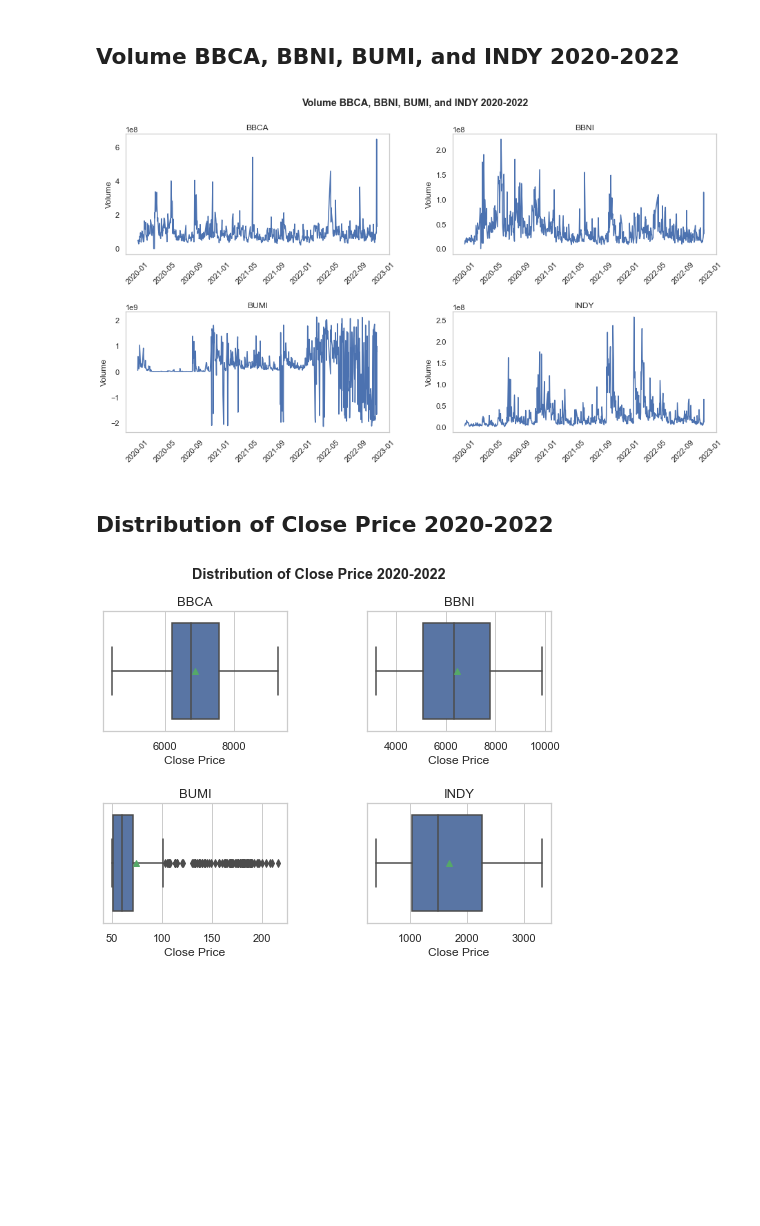
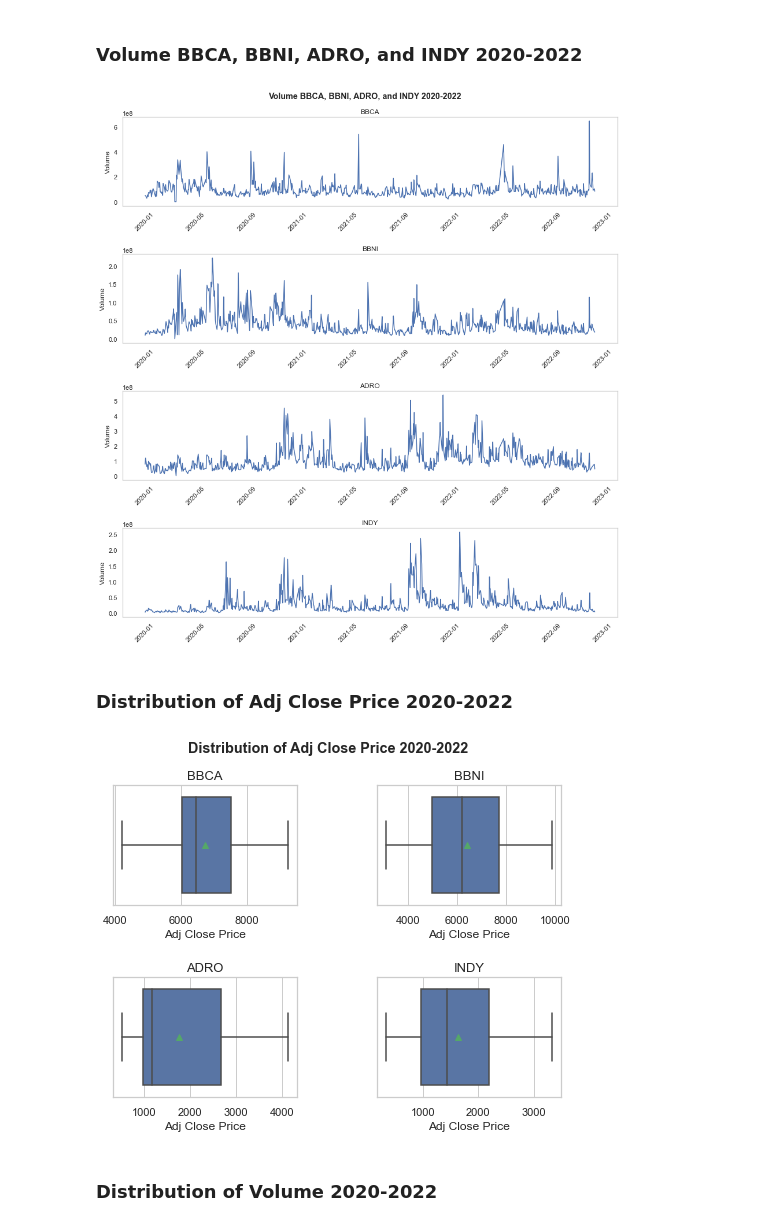
Before and after one commit to crypter70/Stocks-Prediction, a Jupyter notebook: Stocks Data Exploration.ipynb, the cells around one changed output. Cells and saved outputs as stored; diff of their text form; code cells hidden in the pictures; blank space fills up the shorter version.

```diff
--- a/Stocks Data Exploration.ipynb
+++ b/Stocks Data Exploration.ipynb
@@ -30,11 +76,11 @@ sns.set_theme(style="whitegrid")
 # %%
-stock_list = ['bbca', 'bbni', 'bumi', 'indy', 'sido']
-stock_code = ['BBCA', 'BBNI', 'BUMI', 'INDY', 'SIDO']
-stock_ma = ['bbca_ma', 'bbni_ma', 'bumi_ma', 'indy_ma', 'sido_ma']
+stock_list = ['bbca', 'bbni', 'adro', 'indy']
+stock_code = ['BBCA', 'BBNI', 'ADRO', 'INDY']
+stock_ma = ['bbca_ma', 'bbni_ma', 'adro_ma', 'indy_ma']
 com_list = []
 
 for x, y, z in zip(stock_list, stock_code, stock_ma):
-    globals()[x] = pd.read_csv(f"C:\\Users\\LENOVO\\Stocks_exploration\\Stocks-Exploration\\data\\{y}_04_12_2022.csv", encoding='utf-8')
+    globals()[x] = pd.read_csv(f'data\\{y}_13_12_2022.csv', encoding='utf-8')
     globals()[x]['Date'] = pd.to_datetime(globals()[x]['Date'])
     globals()[x]['Volume'] = globals()[x]['Volume'].astype(int)
     globals()[z] = globals()[x]
@@ -107,13 +157,13 @@ fig, axes = plt.subplots(2, 2, figsize=(14, 8))
 fig.tight_layout()
 fig.tight_layout(pad=5)
 
-fig.suptitle(f'{chart2}', fontweight='bold')
+fig.suptitle(f'{chart}', fontweight='bold')
 
 for x, y, ax in zip(stock_list, stock_code, axes.ravel()):
-    ax.plot('Date', 'Close',data=globals()[x])
+    ax.plot('Date', 'Adj Close',data=globals()[x])
     ax.set_title(y)
     ax.grid(False)
-    ax.set_ylabel('Close Price')
+    ax.set_ylabel('Adj Close Price')
     ax.tick_params(axis='x', rotation=45)
 
 plt.show()
@@ -121,0 +181,13 @@ plt.show()
+# %%
+fig, axes = plt.subplots(2, 2, figsize=(14, 8))
+fig.tight_layout()
+fig.tight_layout(pad=4)
+
+fig.suptitle(f'{chart}', fontweight='bold')
+
+for x, y, ax in zip(stock_list, stock_code, axes.ravel()):
+    globals()[x][['Adj Close', 'Open']].plot(ax=ax, linewidth=1)
+    ax.set_title(y)
+    ax.set_xlabel(None)
+
+plt.show()
@@ -122,52 +196,61 @@ plt.show()
 # %%
-chart3 = f'Volume {stock_code[0]}, {stock_code[1]}, {stock_code[2]}, and {stock_code[3]} 2020-2022'
+chart = f'Volume {stock_code[0]}, {stock_code[1]}, {stock_code[2]}, and {stock_code[3]} 2020-2022'
 
 Markdown("""
-## {title}
-""".format(title=chart3))
+### {title}
+""".format(title=chart))
 # %% [output]
 
-## Volume BBCA, BBNI, BUMI, and INDY 2020-2022
+### Volume BBCA, BBNI, ADRO, and INDY 2020-2022
 # %%
-fig, axes = plt.subplots(2, 2, figsize=(14, 8))
+fig, axes = plt.subplots(4, 1, figsize=(14, 14))
 fig.tight_layout()
 fig.tight_layout(pad=5)
 
-fig.suptitle(f'{chart3}', fontweight='bold')
+fig.suptitle(f'{chart}', fontweight='bold')
 
 for x, y, ax in zip(stock_list, stock_code, axes.ravel()):
     ax.plot('Date', 'Volume',data=globals()[x])
     ax.set_title(y)
     ax.grid(False)
     ax.set_ylabel('Volume')
     ax.tick_params(axis='x', rotation=45)
 
 plt.show()
 # %% [output]
-[figure, old version]
+[figure, new version]
 # %%
-chart4 = 'Distribution of Close Price 2020-2022'
+chart = 'Distribution of Adj Close Price 2020-2022'
 
 Markdown("""
-## {title}
-""".format(title=chart4))
+### {title}
+""".format(title=chart))
 # %% [output]
 
-## Distribution of Close Price 2020-2022
+### Distribution of Adj Close Price 2020-2022
 # %%
 fig, axes = plt.subplots(2, 2, figsize=(8, 6))
 fig.tight_layout()
 fig.tight_layout(pad=4)
 
-fig.suptitle(f'{chart4}', fontweight='bold')
+fig.suptitle(f'{chart}', fontweight='bold')
 
-g_stock = ['g_bbca', 'g_bbni', 'g_bumi', 'g_indy']
+g_stock = ['g_bbca', 'g_bbni', 'g_adro', 'g_indy']
 
 for x, y, z, ax in zip(stock_list, g_stock, stock_code, axes.flatten()):
-    y = sns.boxplot(x='Close', data=globals()[x], showmeans=True, ax=ax)
+    y = sns.boxplot(x='Adj Close', data=globals()[x], showmeans=True, ax=ax)
     y.set_title(z ,fontweight="normal", size=13, y=1)
-    y.set_xlabel('Close Price', fontsize = 12)
+    y.set_xlabel('Adj Close Price', fontsize = 12)
 
 plt.show()
 # %% [output]
-[figure, old version]
+[figure, new version]
+# %%
+chart = 'Distribution of Volume 2020-2022'
+
+Markdown("""
+### {title}
+""".format(title=chart))
+# %% [output]
+
+### Distribution of Volume 2020-2022
```
Also changed, not shown: parts of 78 cells of this notebook, 10 other files.
